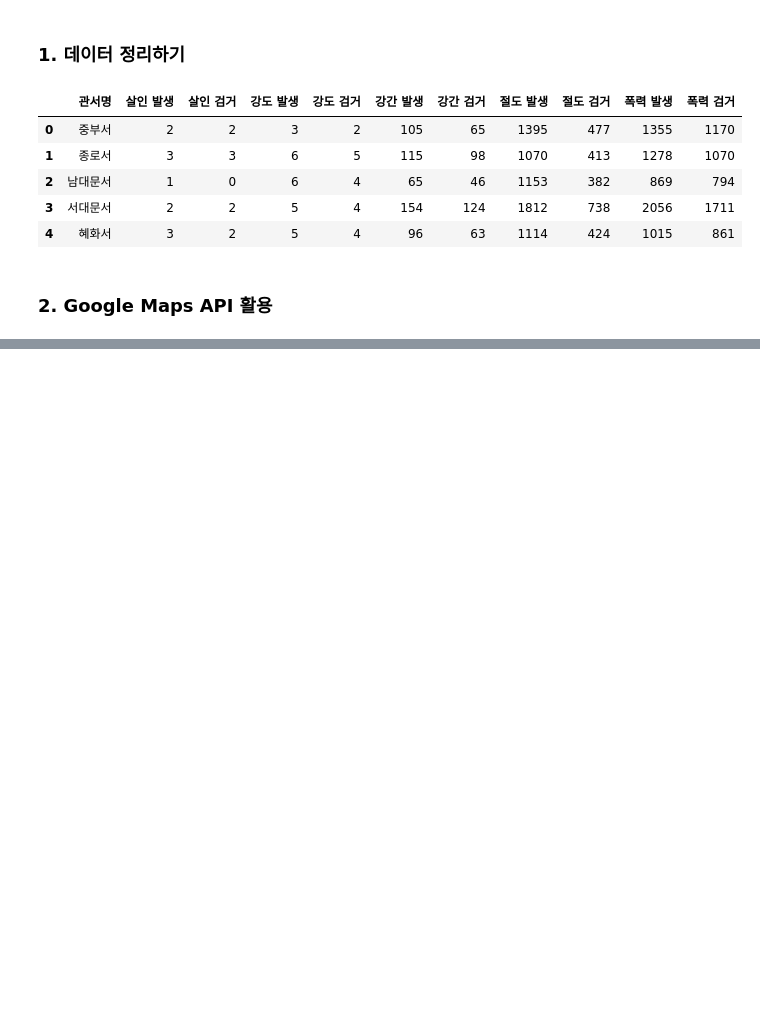
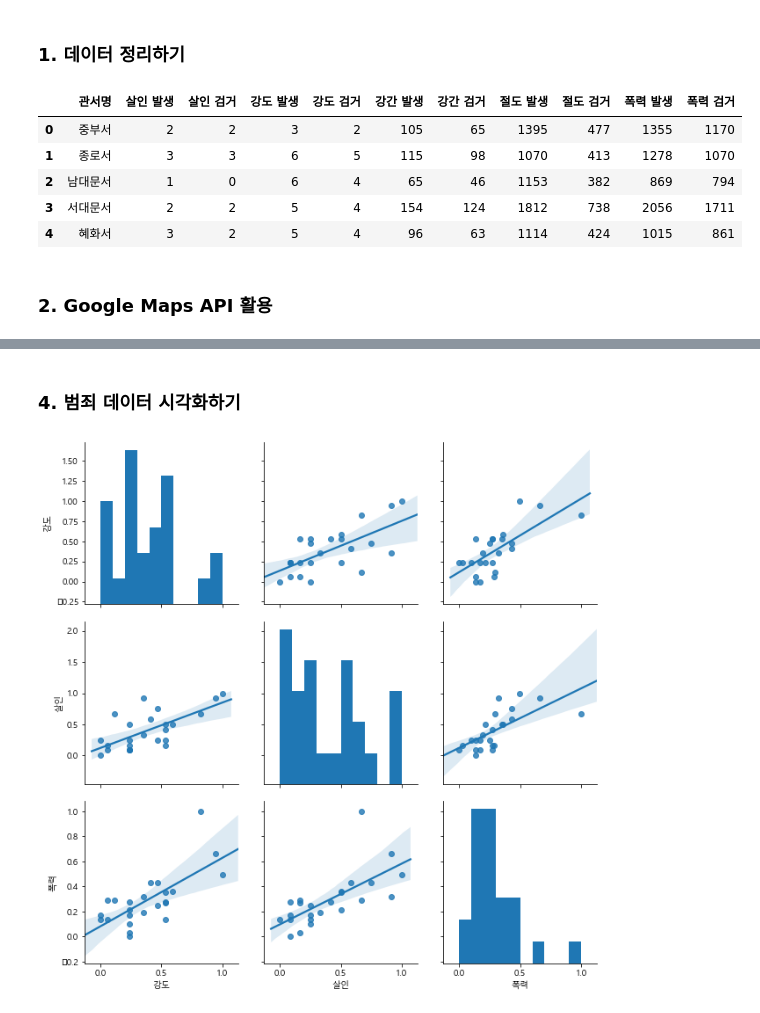
Before and after one commit to chance0523/PythonDataBook, a Jupyter notebook: 2.Seoul_Crime/2.Seoul_Crime.ipynb, the cells around one changed output, grey strips where cells are left out. Drawn from its saved outputs; the diff is of its cells as text; code cells hidden in the pictures; blank space fills up the shorter version.

Commit message:
Seoul Crime finished

```diff
--- a/2.Seoul_Crime/2.Seoul_Crime.ipynb
+++ b/2.Seoul_Crime/2.Seoul_Crime.ipynb
@@ -37,0 +276,12 @@ import googlemaps
+# %%
+col = ['강간','강도','살인','절도','폭력']
+
+x = crime_anal[col].values
+min_max_scaler = preprocessing.MinMaxScaler()
+
+x_scaled = min_max_scaler.fit_transform(x.astype(float))
+crime_anal_norm = pd.DataFrame(x_scaled, columns=col, index=crime_anal.index)
+
+col2 = ['강간검거율','강도검거율','살인검거율','절도검거율','폭력검거율']
+crime_anal_norm[col2] = crime_anal[col2]
+crime_anal_norm.head()
@@ -37,0 +296,5 @@ import googlemaps
+# %%
+result_CCTV = pd.read_csv('data/CCTV_result.csv', encoding='utf-8-sig',
+                         index_col='구별')
+crime_anal_norm[['인구수','CCTV']] = result_CCTV[['인구수','소계']]
+crime_anal_norm.head()
@@ -37,0 +309,4 @@ import googlemaps
+# %%
+col = ['강간','강도','살인','절도','폭력']
+crime_anal_norm['범죄'] = np.sum(crime_anal_norm[col], axis=1)
+crime_anal_norm.head()
@@ -37,0 +321,4 @@ import googlemaps
+# %%
+col = ['강간검거율','강도검거율','살인검거율','절도검거율','폭력검거율']
+crime_anal_norm['검거'] = np.sum(crime_anal_norm[col], axis=1)
+crime_anal_norm.head()
@@ -37,0 +333,2 @@ import googlemaps
+# %% [markdown]
+### 4. 범죄 데이터 시각화하기
@@ -37,0 +351,5 @@ import googlemaps
+# %%
+sns.pairplot(crime_anal_norm, vars=['강도','살인','폭력'], kind='reg', height=3)
+plt.show()
+# %% [output]
+[figure, added]
```
Also changed, not shown: parts of 43 cells of this notebook, 7 other files.
